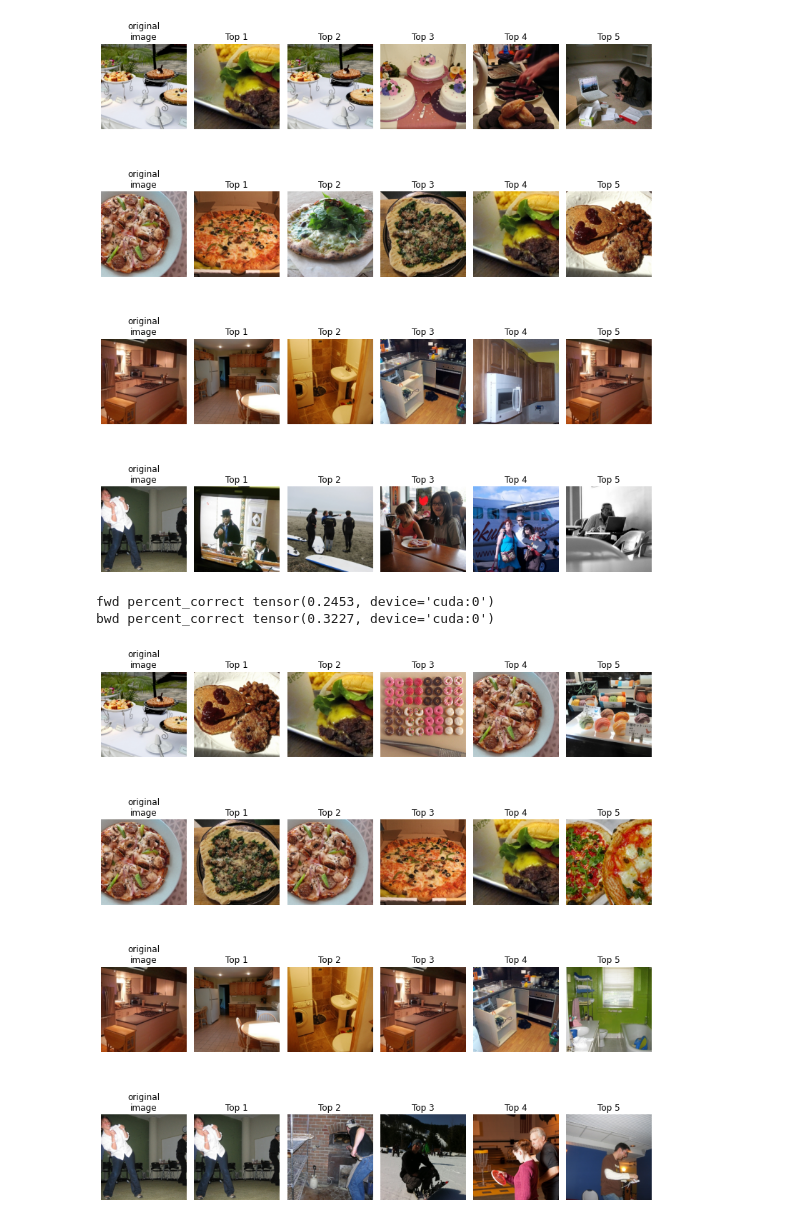
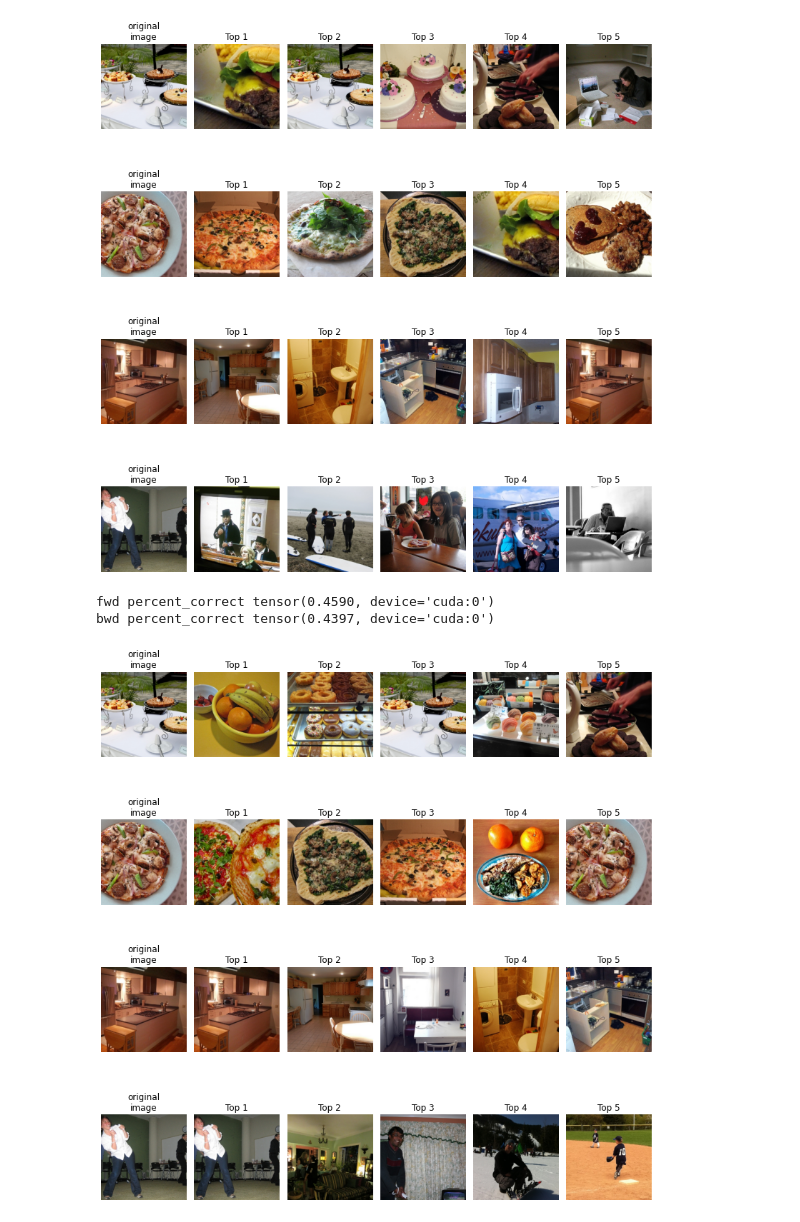
Before and after one commit to MedARC-AI/fMRI-reconstruction-NSD, a Jupyter notebook: fMRI/Voxel_to_CLIPvoxel.ipynb, the cells around one changed output. Saved outputs shown, nothing was run; the diff lists cells and outputs as text; code cells hidden in the pictures.

```diff
--- a/fMRI/Voxel_to_CLIPvoxel.ipynb
+++ b/fMRI/Voxel_to_CLIPvoxel.ipynb
@@ -371,14 +215,21 @@ torch.Size([300, 512])
 # %%
-if using_ddp:
-    num_epochs = 1000 # basically until the time limit on my slurm job runs out
-else:
-    num_epochs = 5
-
-initial_learning_rate = 3e-6
+epoch = 0
+num_epochs = 20
+initial_learning_rate = 1e-3 #3e-5
 optimizer = torch.optim.AdamW(brain_net.parameters(), lr=initial_learning_rate)
 # optimizer = torch.optim.SGD(brain_net.parameters(), lr=initial_learning_rate, momentum=0.95)
 
-scheduler = torch.optim.lr_scheduler.ReduceLROnPlateau(optimizer, min_lr=1e-8, patience=10)
+lr_scheduler = torch.optim.lr_scheduler.OneCycleLR(optimizer, max_lr=3e-4,
+                                            total_steps=num_epochs*((24983//batch_size)//num_devices),
+                                            final_div_factor=1000,
+                                            last_epoch=-1, pct_start=2/num_epochs)
+# lr_scheduler = torch.optim.lr_scheduler.ReduceLROnPlateau(optimizer, min_lr=1e-8, patience=5) # use lr_scheduler.step(val_loss)
 
 # loss function
 nce = InfoNCE()
+
+train_losses = []; val_losses = []
+train_fwd_topk = []; val_fwd_topk = []
+train_bwd_topk = []; val_bwd_topk = []
+lrs = []
+epoch_logs = []
@@ -529,21 +448,22 @@ Plotting results from checkpoints/clip_image_vitB_conv_subj01_epoch35.pth
 Restart kernel and run all above cells excluding "Start model training"
 # %%
 num_worker_batches = 10
+eval_batch_size = 300
 val_data = wds.DataPipeline([wds.ResampledShards(url),
                     wds.tarfile_to_samples(),
                     wds.decode("torch"),
                     wds.rename(images="jpg;png", voxels="nsdgeneral.npy",
                                 embs="sgxl_emb.npy", trial="trial.npy"),
                     wds.to_tuple("voxels", "images", "trial"),
-                    wds.batched(batch_size, partial=True),
+                    wds.batched(eval_batch_size, partial=True),
                 ]).with_epoch(num_worker_batches)
 val_dl = wds.WebLoader(val_data, num_workers=num_workers,
                        batch_size=None, shuffle=False, persistent_workers=True)
 # %%
 # CLIP Image evaluation
-ckpt_path = 'checkpoints/clip_image_vitB_conv_subj01_epoch35.pth'
-checkpoint = torch.load(ckpt_path, map_location=device)
-brain_net.load_state_dict(checkpoint['model_state_dict'])
+ckpt_path = 'checkpoints/clip_image_vitL_augTrue_softTrue_subj01_epoch19.pth'
+# checkpoint = torch.load(ckpt_path, map_location=device)
+# brain_net.load_state_dict(checkpoint['model_state_dict'])
 brain_net.eval()
 
 for val_i, (voxel, img, trial) in enumerate(val_dl):
@@ -651,14 +571,14 @@ bwd percent_correct tensor(0.1540, device='cuda:0')
 # CLIP Image+Text (Combined) evaluation
 
 # image
-ckpt_path = 'checkpoints/clip_image_vitB_conv_subj01_epoch35.pth'
+ckpt_path = 'checkpoints/clip_image_vitL_augFalse_softTrue_subj01_epoch9.pth'
 checkpoint = torch.load(ckpt_path, map_location=device)
 
 brain_net.load_state_dict(checkpoint['model_state_dict'])
 brain_net.eval()
 
 # text
-ckpt_path2 = 'checkpoints/clip_text_vitB_conv_subj01_epoch25.pth'
+ckpt_path2 = 'checkpoints/clip_image_vitL_augTrue_softTrue_subj01_epoch14.pth'
 checkpoint2 = torch.load(ckpt_path2, map_location=device)
 
 brain_net2 = BrainNetwork(out_dim).to(device)
@@ -677,7 +597,7 @@ for val_i, (voxel, img, trial) in enumerate(val_dl):
             emb_1 = nn.functional.normalize(brain_net2(voxel),dim=-1)  # brain embeddings
 
             # combine the models, can try weighted average
-            embC = (emb0 + emb1)/2
+            embC = emb0 #(emb0 + emb1)/2
             emb_C = (emb_0 + emb_1)/2
 
             labels = torch.arange(len(emb0)).to(device)
@@ -686,33 +606,33 @@ for val_i, (voxel, img, trial) in enumerate(val_dl):
             similarities_combined_fwd = batchwise_cosine_similarity(emb_C,embC)  # brain, clip
 
             if val_i==0:
                 cnt=1
                 percent_correct_fwd = topk(similarities_combined_fwd, labels,k=1)
                 percent_correct_bwd = topk(similarities_combined_bwd, labels,k=1)
             else:
                 cnt+=1
                 percent_correct_fwd += topk(similarities_combined_fwd, labels,k=1)
                 percent_correct_bwd += topk(similarities_combined_bwd, labels,k=1)
 percent_correct_fwd /= cnt
 percent_correct_bwd /= cnt
 print("fwd percent_correct", percent_correct_fwd)
 print("bwd percent_correct", percent_correct_bwd)
 
 # plot results from one batch
 similarities_combined_fwd = np.array(similarities_combined_fwd.detach().cpu())
 fig, ax = plt.subplots(nrows=4, ncols=6, figsize=(11,12))
 for trial in range(4):
     ax[trial, 0].imshow(torch_to_Image(img[trial]))
     ax[trial, 0].set_title("original\nimage")
     ax[trial, 0].axis("off")
     for attempt in range(5):
         which = np.flip(np.argsort(similarities_combined_fwd[trial]))[attempt]
         ax[trial, attempt+1].imshow(torch_to_Image(img[which]))
         ax[trial, attempt+1].set_title(f"Top {attempt+1}")
         ax[trial, attempt+1].axis("off")
 fig.tight_layout()
 plt.show()
 # %% [output]
-fwd percent_correct tensor(0.2453, device='cuda:0')
-bwd percent_correct tensor(0.3227, device='cuda:0')
+fwd percent_correct tensor(0.4590, device='cuda:0')
+bwd percent_correct tensor(0.4397, device='cuda:0')
-[figure, old version]
+[figure, new version]
```
Also changed, not shown: parts of 20 cells of this notebook, 3 other files.
